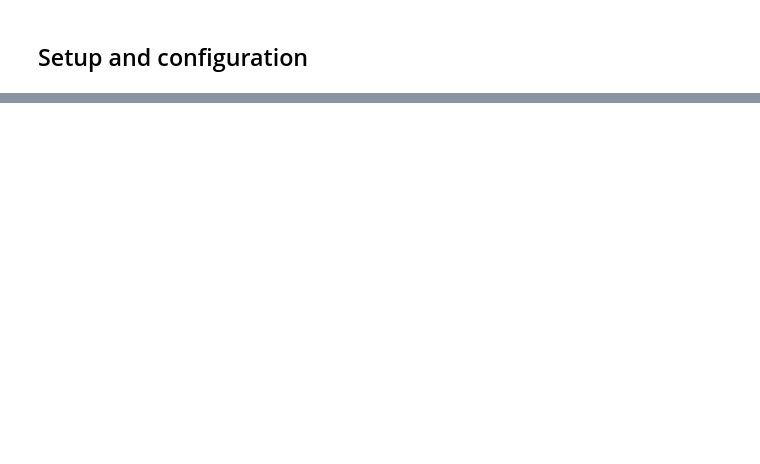
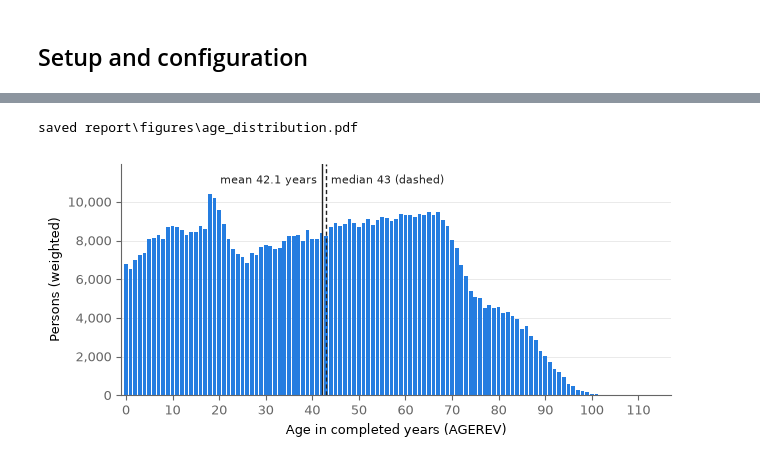
Before and after one commit to ek-popkova/uge-large-scale-models, a Jupyter notebook: notebooks/ex12_territorial_analysis_I.ipynb, the cells around one changed output, grey strips where cells are left out. Cells and saved outputs as stored; diff of their text form; code cells hidden in the pictures; blank space fills up the shorter version.

```diff
--- a/notebooks/ex12_territorial_analysis_I.ipynb
+++ b/notebooks/ex12_territorial_analysis_I.ipynb
@@ -103,0 +341,25 @@ TODO: note every problem and how it was solved (partial points are given for doc
+# %%
+w = df_census["weight"]
+mean_age = np.average(df_census["age_rev"], weights=w)
+median_age = weighted_median(df_census["age_rev"], w)
+mean_age_unweighted = df_census["age_rev"].mean()
+mean_age_aged = np.average(df_census["age_aged"], weights=w)
+share_65p = w[df_census["age_rev"] >= 65].sum() / w.sum()
+share_under20 = w[df_census["age_rev"] < 20].sum() / w.sum()
+
+df_age = (
+    df_census.groupby("age_rev")
+    .agg(persons=("weight", "sum"), observations=("weight", "size"))
+    .reindex(range(df_census["age_rev"].max() + 1), fill_value=0)
+)
+age_mode = int(df_age["persons"].idxmax())
+age_mode_under30 = int(df_age.loc[:29, "persons"].idxmax())
+age_trough_20_40 = int(df_age.loc[20:40, "persons"].idxmin())
+
+print(f"weighted mean age (AGEREV):    {mean_age}")
+print(f"weighted median age (AGEREV):  {median_age}")
+print(f"unweighted mean age (AGEREV):  {mean_age_unweighted}")
+print(f"weighted mean age (AGED):      {mean_age_aged}")
+print(f"share 65+: {share_65p}, share under 20: {share_under20}")
+print(f"most frequent age: {age_mode} | peak below 30: {age_mode_under30} | trough 20-40: {age_trough_20_40}")
+print(f"oldest age: {df_census['age_rev'].max()}")
@@ -103,0 +374,23 @@ TODO: note every problem and how it was solved (partial points are given for doc
+# %%
+fig, ax = plt.subplots(figsize=(6.5, 3.0))
+ax.bar(df_age.index, df_age["persons"], width=0.8, color=BLUE, linewidth=0)
+ax.axvline(mean_age, color=TEXT, lw=1.0)
+ax.axvline(median_age, color=TEXT, lw=1.0, ls=(0, (3, 2)))
+y_top = df_age["persons"].max()
+ax.text(mean_age - 1.0, y_top * 1.04, f"mean {mean_age:.1f} years", fontsize=8, color=TEXT, va="bottom", ha="right")
+ax.text(median_age + 1.0, y_top * 1.04, f"median {median_age:.0f} (dashed)", fontsize=8, color=TEXT, va="bottom")
+ax.set_xlim(-1, df_age.index.max() + 1)
+ax.set_ylim(0, y_top * 1.15)
+ax.set_xticks(range(0, df_age.index.max() + 1, 10))
+ax.set_xlabel("Age in completed years (AGEREV)")
+ax.set_ylabel("Persons (weighted)")
+ax.yaxis.set_major_formatter(mpl.ticker.FuncFormatter(lambda v, _: f"{v:,.0f}"))
+ax.grid(axis="y", color=GRID, lw=0.6)
+style_chart_axes(ax)
+fig.tight_layout()
+path = save_figure(fig, "age_distribution", preview_png=True)
+print("saved", path.relative_to(ROOT))
+plt.show()
+# %% [output]
+saved report\figures\age_distribution.pdf
+[figure, added]
```
Also changed, not shown: parts of 34 cells of this notebook, 9 other files.
